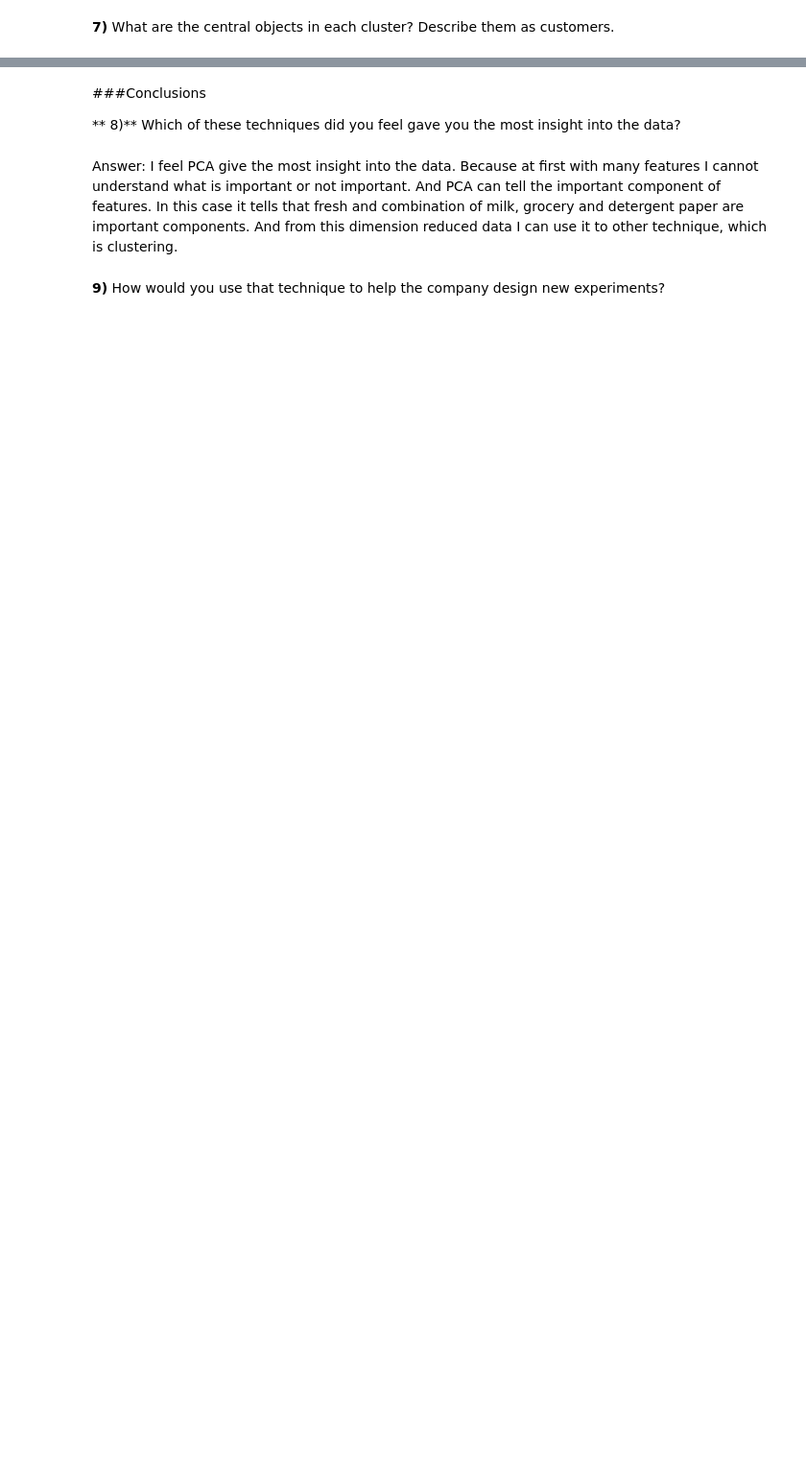
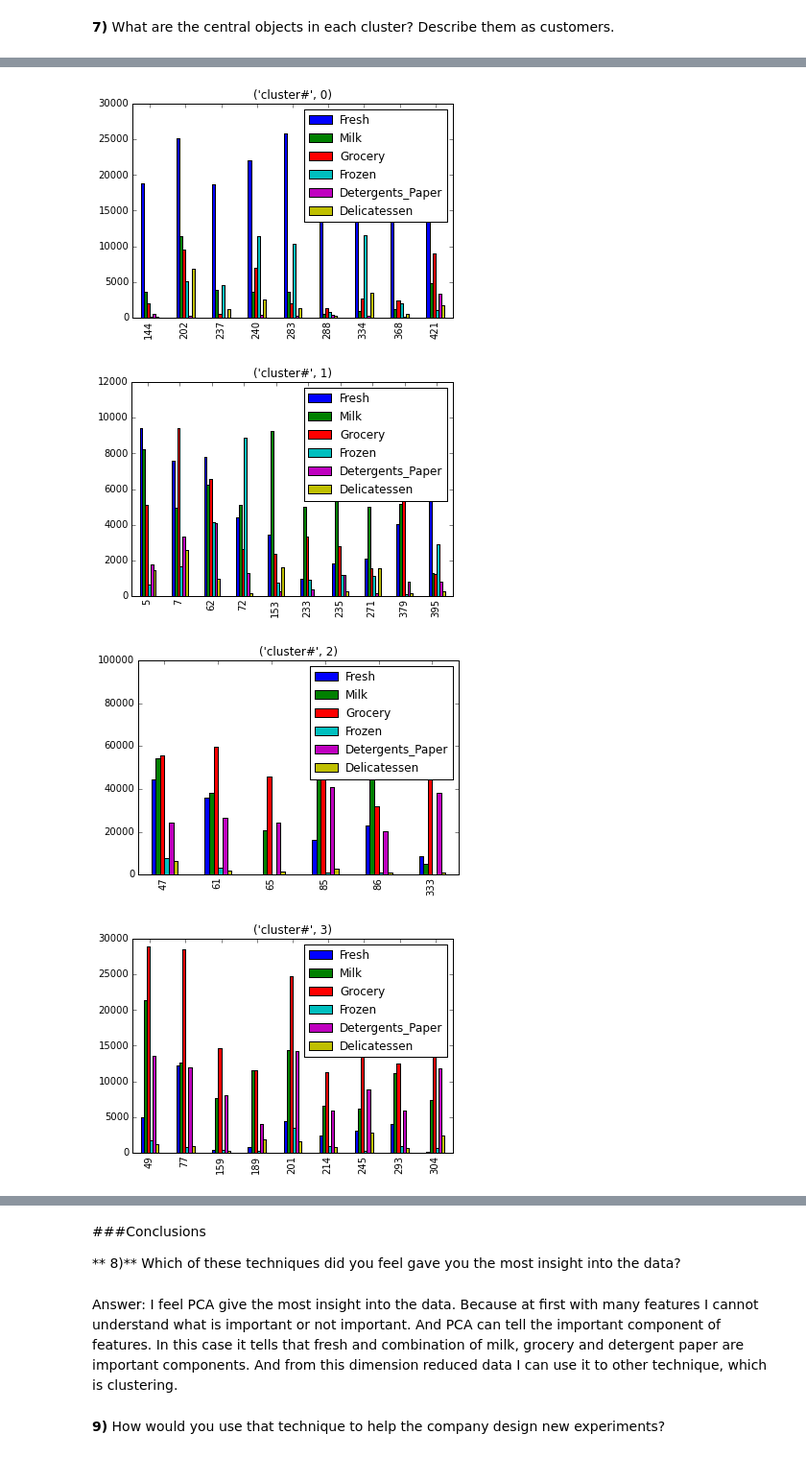
Before and after one commit to mabaw/MLND-Course-Project-3_Customer-segment, a Jupyter notebook: customer_segments/customer_segments.ipynb, the cells around one changed output, grey strips where cells are left out. Shown at 96% size. Drawn from its saved outputs; the diff is of its cells as text; code cells hidden in the pictures; blank space fills up the shorter version.

```diff
--- a/customer_segments/customer_segments.ipynb
+++ b/customer_segments/customer_segments.ipynb
@@ -244,0 +220,21 @@ which are
+# %%
+#plot histogram for samples from each cluster
+labels = clusters.labels_
+sample_size = 10
+import random
+result = range(sample_size)
+for num in range(0,num_clusters):
+    count_sample = 0
+    while count_sample < sample_size:
+        r = random.randint(0, len(reduced_data)-1 )
+        if labels[r] == num:
+            result[count_sample] = r
+            count_sample = count_sample + 1
+    sample_data = data[data.index.isin(result)]
+    his_title = 'cluster#',num
+    sample_data.plot(kind='bar',title=his_title);
+# %% [output]
+[figure, added]
+[figure, added]
+[figure, added]
+[figure, added]
```
Also changed, not shown: parts of 19 cells of this notebook, 7 other files.
